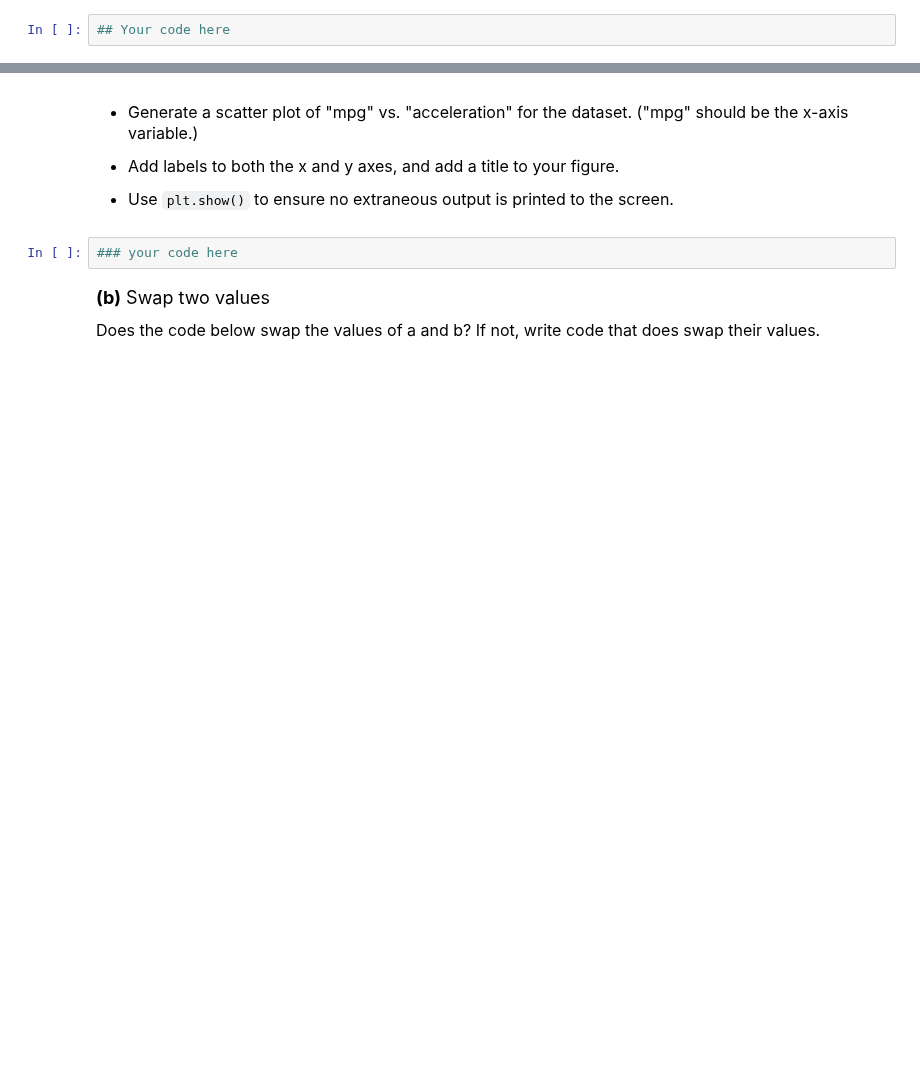
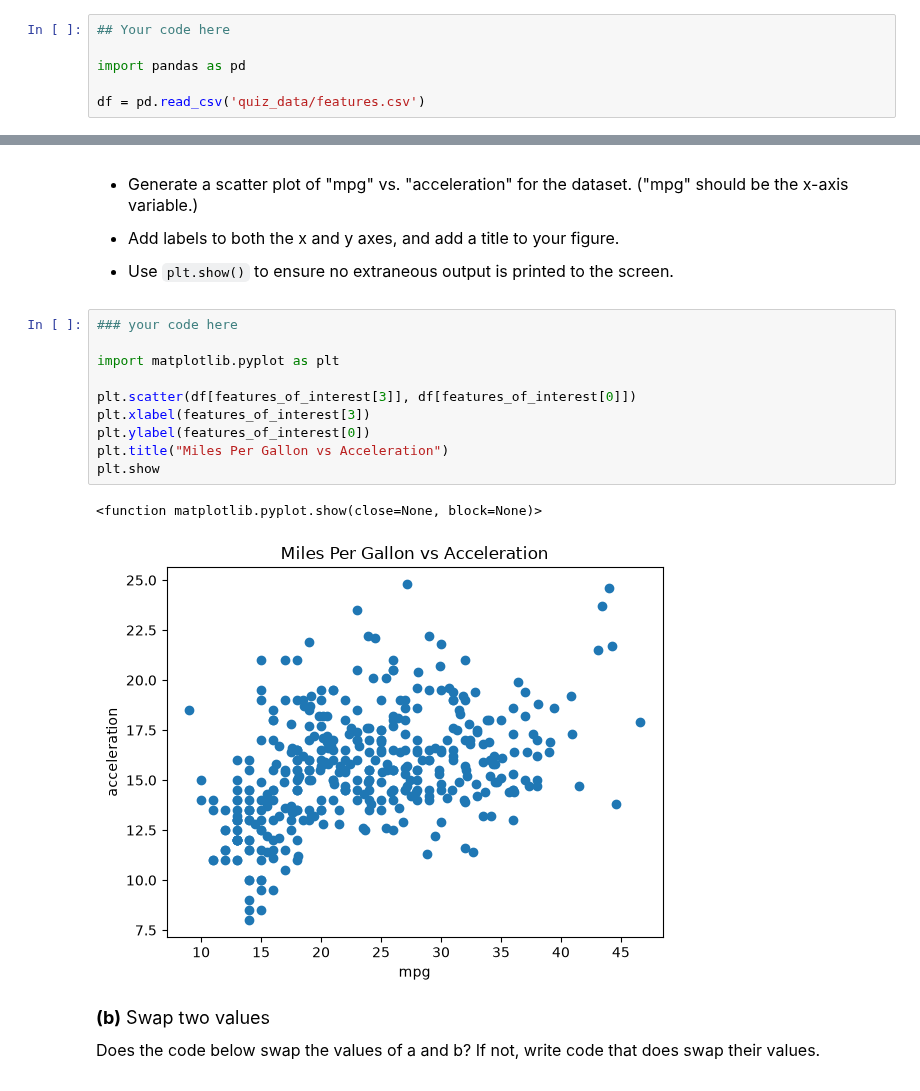
Before and after one commit to maanavg8/datasci185fall2026, a Jupyter notebook: _quizzes/practice_quiz/practice_quiz.ipynb, the cells around one changed output, grey strips where cells are left out. Cells and saved outputs as stored; diff of their text form; blank space fills up the shorter version.

Commit message:
completion of practice quiz

```diff
--- a/_quizzes/practice_quiz/practice_quiz.ipynb
+++ b/_quizzes/practice_quiz/practice_quiz.ipynb
@@ -35,6 +37,10 @@ print()
 - Using `pandas`, read in the file "features.csv" from the "quiz_data" folder and assign it to a variable named `df`.
 # %%
 ## Your code here
+
+import pandas as pd
+
+df = pd.read_csv('quiz_data/features.csv')
 # %% [markdown]
 <font size = "3">
 
@@ -56,6 +74,17 @@ features_of_interest = ["acceleration", "cylinders", "horsepower", "mpg"]
 - Use `plt.show()` to ensure no extraneous output is printed to the screen.
 # %%
 ### your code here
+
+import matplotlib.pyplot as plt
+
+plt.scatter(df[features_of_interest[3]], df[features_of_interest[0]])
+plt.xlabel(features_of_interest[3])
+plt.ylabel(features_of_interest[0])
+plt.title("Miles Per Gallon vs Acceleration")
+plt.show
+# %% [output]
+<function matplotlib.pyplot.show(close=None, block=None)>
+[figure, added]
 # %% [markdown]
 <font size = "4">
 
```
Also changed, not shown: parts of 9 cells of this notebook, 1 other file.
